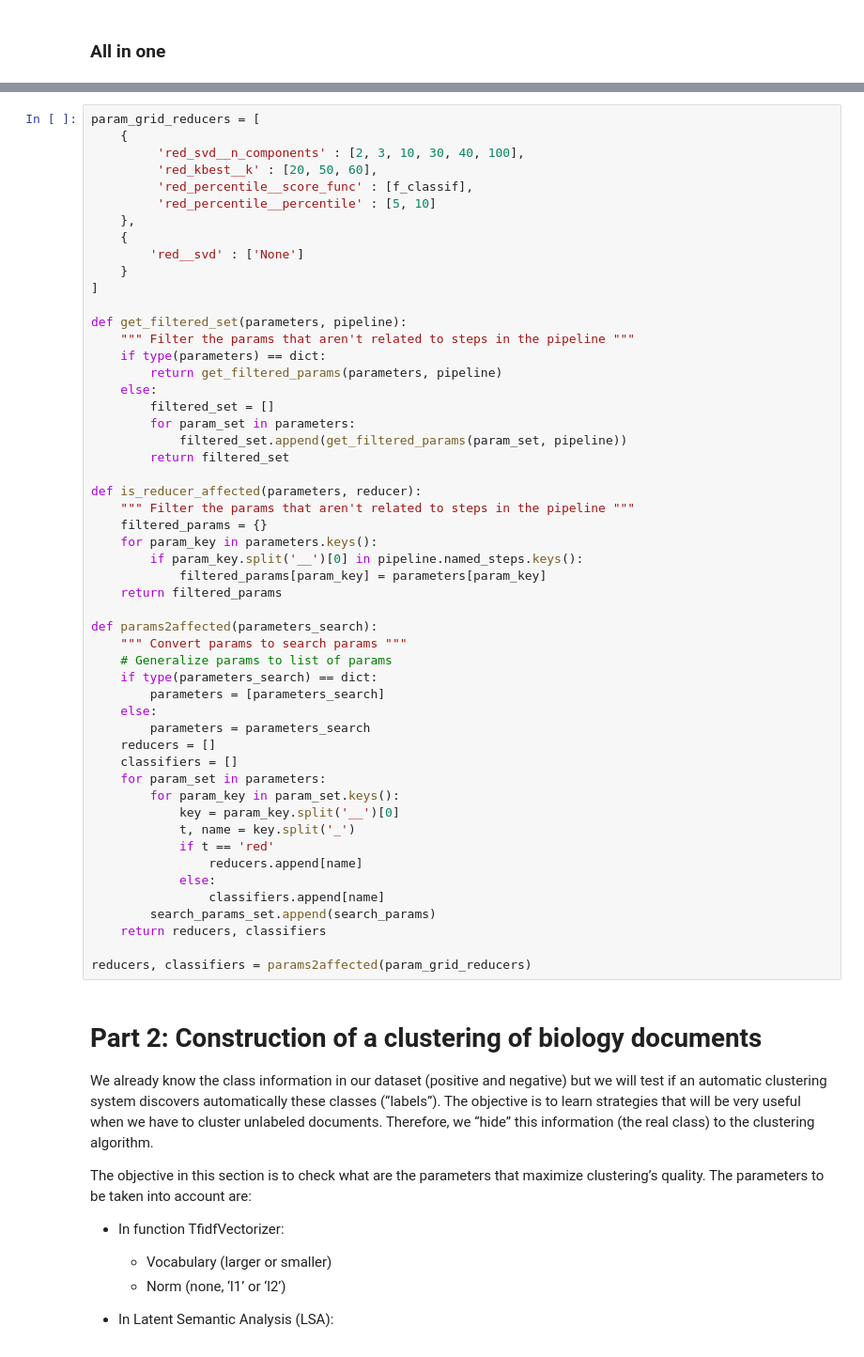
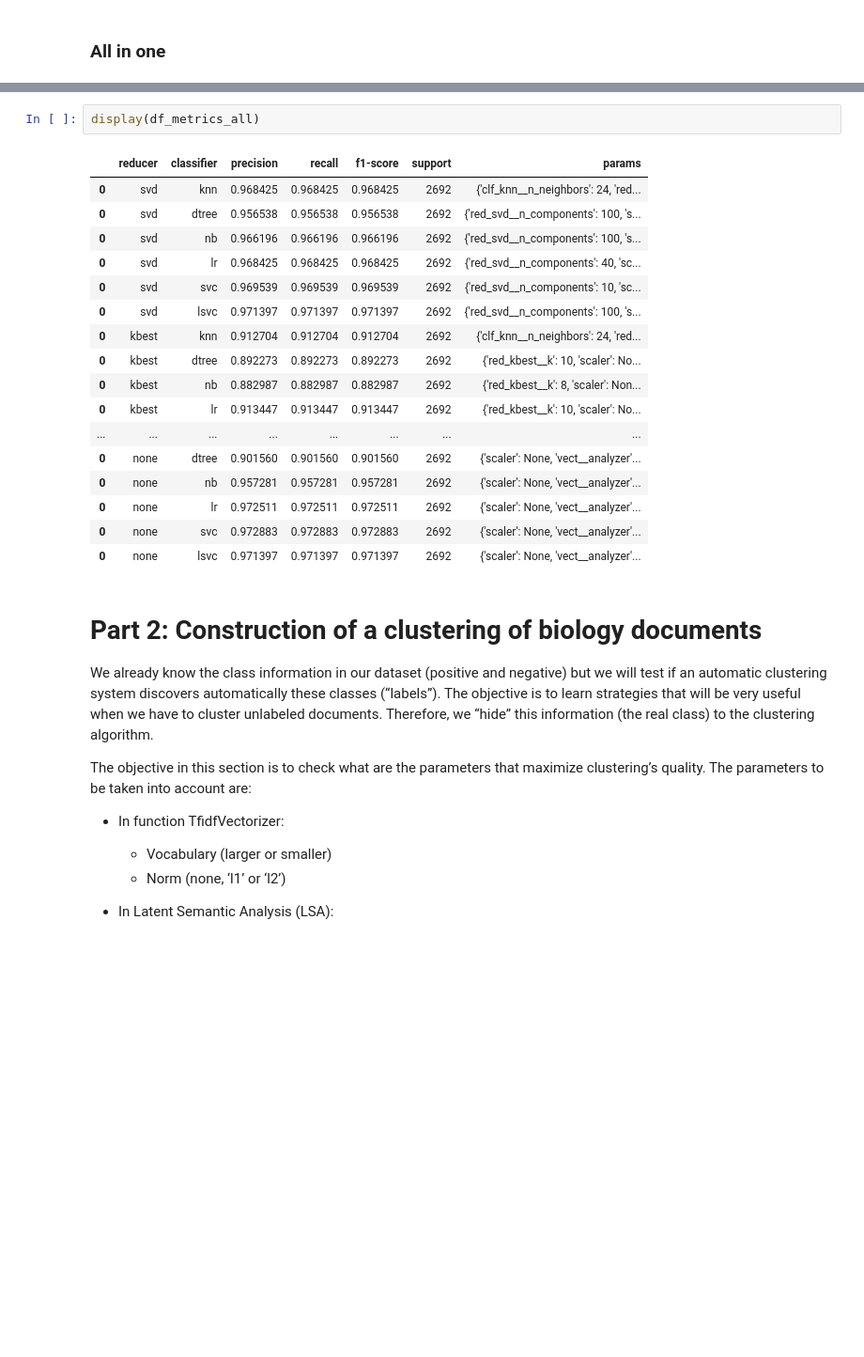
Before and after one commit to nandoide/MINTEX, a Jupyter notebook: TextMining_Assignment.ipynb, the cells around one changed output, grey strips where cells are left out. Shown at 94% size. Cells and saved outputs as stored; diff of their text form; blank space fills up the shorter version.

```diff
--- a/TextMining_Assignment.ipynb
+++ b/TextMining_Assignment.ipynb
@@ -925,55 +895,23 @@ display(df_metrics_fixed)
-# %%
-param_grid_reducers = [
-    {
-         'red_svd__n_components' : [2, 3, 10, 30, 40, 100],
-         'red_kbest__k' : [20, 50, 60],
-         'red_percentile__score_func' : [f_classif],
-         'red_percentile__percentile' : [5, 10]
-    },
-    {
-        'red__svd' : ['None']
-    }
-]
-
-def get_filtered_set(parameters, pipeline):
-    """ Filter the params that aren't related to steps in the pipeline """
-    if type(parameters) == dict:
-        return get_filtered_params(parameters, pipeline)
-    else:
-        filtered_set = []
-        for param_set in parameters:
-            filtered_set.append(get_filtered_params(param_set, pipeline))
-        return filtered_set
-
-def is_reducer_affected(parameters, reducer):
-    """ Filter the params that aren't related to steps in the pipeline """
-    filtered_params = {}
-    for param_key in parameters.keys():
-        if param_key.split('__')[0] in pipeline.named_steps.keys():
-            filtered_params[param_key] = parameters[param_key]
-    return filtered_params
-
-def params2affected(parameters_search):
-    """ Convert params to search params """
-    # Generalize params to list of params
-    if type(parameters_search) == dict:
-        parameters = [parameters_search]
-    else:
-        parameters = parameters_search
-    reducers = []
-    classifiers = []
-    for param_set in parameters:
-        for param_key in param_set.keys():
-            key = param_key.split('__')[0]
-            t, name = key.split('_')
-            if t == 'red'
-                reducers.append[name]
-            else:
-                classifiers.append[name]
-        search_params_set.append(search_params)
-    return reducers, classifiers
-
-reducers, classifiers = params2affected(param_grid_reducers)
+# %%
+display(df_metrics_all)
+# %% [output]
+|  | reducer | classifier | precision | recall | f1-score | support | params |
+| 0 | svd | knn | 0.968425 | 0.968425 | 0.968425 | 2692 | {'clf_knn__n_neighbors': 24, 'red... |
+| 0 | svd | dtree | 0.956538 | 0.956538 | 0.956538 | 2692 | {'red_svd__n_components': 100, 's... |
+| 0 | svd | nb | 0.966196 | 0.966196 | 0.966196 | 2692 | {'red_svd__n_components': 100, 's... |
+| 0 | svd | lr | 0.968425 | 0.968425 | 0.968425 | 2692 | {'red_svd__n_components': 40, 'sc... |
+| 0 | svd | svc | 0.969539 | 0.969539 | 0.969539 | 2692 | {'red_svd__n_components': 10, 'sc... |
+| 0 | svd | lsvc | 0.971397 | 0.971397 | 0.971397 | 2692 | {'red_svd__n_components': 100, 's... |
+| 0 | kbest | knn | 0.912704 | 0.912704 | 0.912704 | 2692 | {'clf_knn__n_neighbors': 24, 'red... |
+| 0 | kbest | dtree | 0.892273 | 0.892273 | 0.892273 | 2692 | {'red_kbest__k': 10, 'scaler': No... |
+| 0 | kbest | nb | 0.882987 | 0.882987 | 0.882987 | 2692 | {'red_kbest__k': 8, 'scaler': Non... |
+| 0 | kbest | lr | 0.913447 | 0.913447 | 0.913447 | 2692 | {'red_kbest__k': 10, 'scaler': No... |
+| ... | ... | ... | ... | ... | ... | ... | ... |
+| 0 | none | dtree | 0.901560 | 0.901560 | 0.901560 | 2692 | {'scaler': None, 'vect__analyzer'... |
+| 0 | none | nb | 0.957281 | 0.957281 | 0.957281 | 2692 | {'scaler': None, 'vect__analyzer'... |
+| 0 | none | lr | 0.972511 | 0.972511 | 0.972511 | 2692 | {'scaler': None, 'vect__analyzer'... |
+| 0 | none | svc | 0.972883 | 0.972883 | 0.972883 | 2692 | {'scaler': None, 'vect__analyzer'... |
+| 0 | none | lsvc | 0.971397 | 0.971397 | 0.971397 | 2692 | {'scaler': None, 'vect__analyzer'... |
 # %% [markdown]
 # Part 2: Construction of a clustering of biology documents
 We already know the class information in our dataset (positive and negative) but we will test if an automatic clustering system discovers automatically these classes (“labels”). The objective is to learn strategies that will be very useful when we have to cluster unlabeled documents. Therefore, we “hide” this information (the real class) to the clustering algorithm.
```
Also changed, not shown: parts of 3 cells of this notebook.
